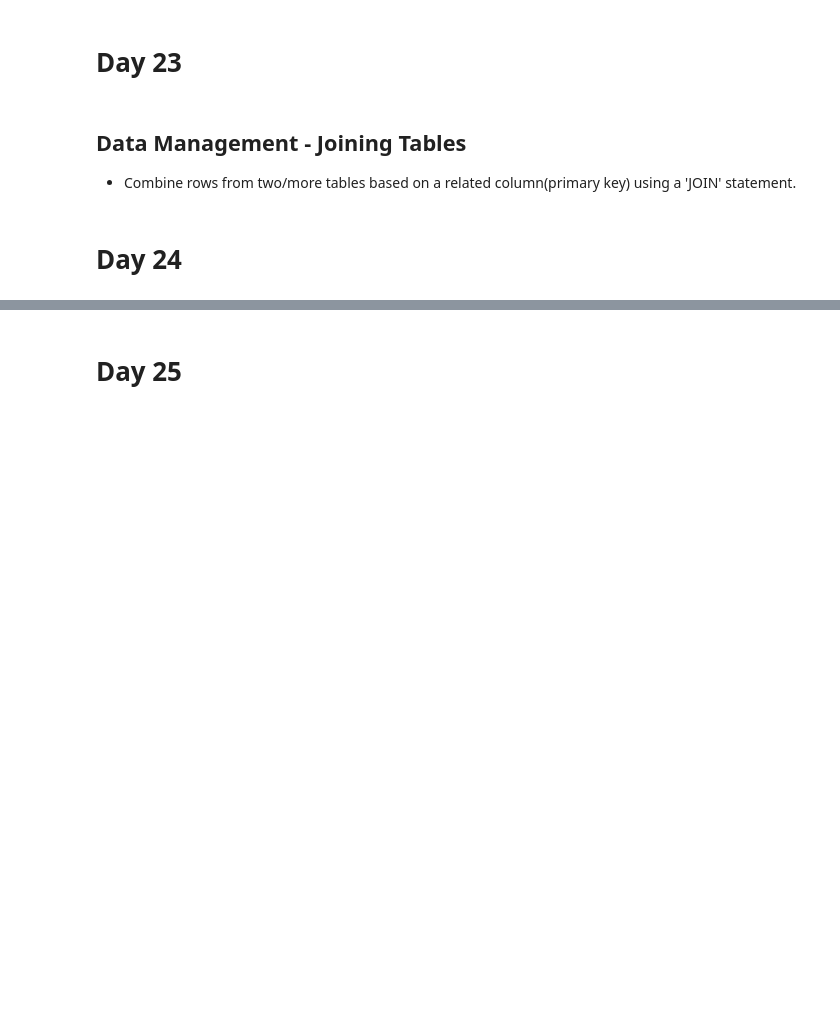
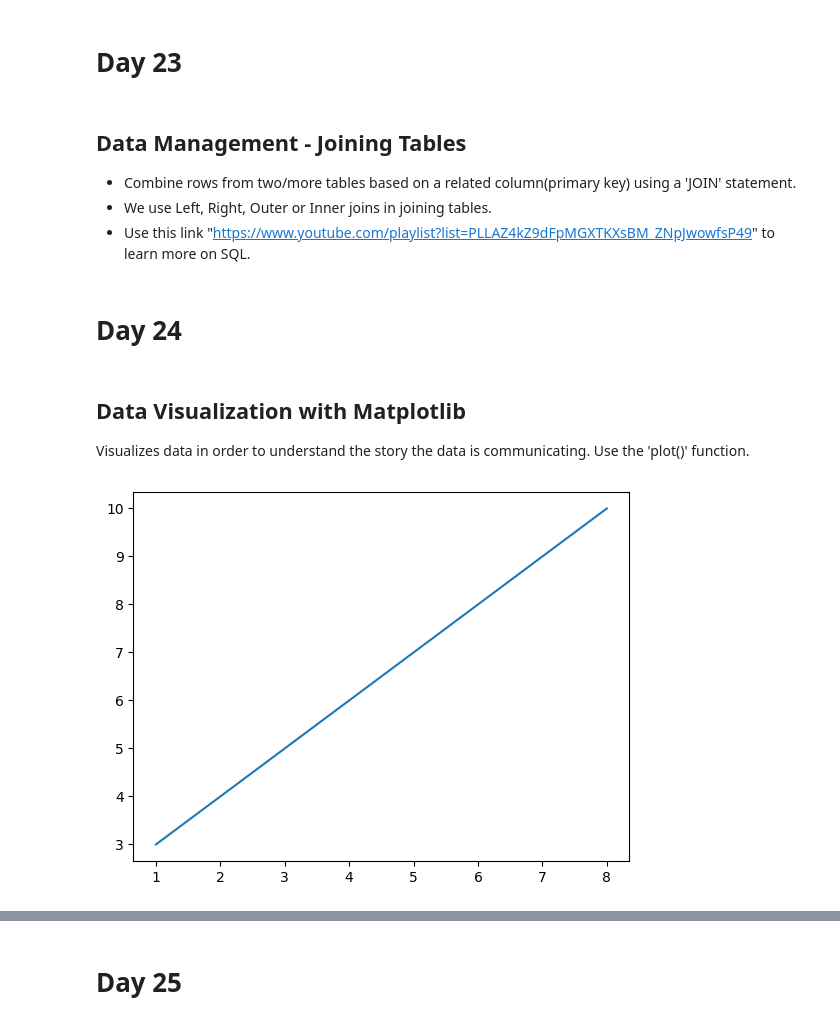
Before and after one commit to SamsonKamunyu/Machine-Learning-Challenge, a Jupyter notebook: Untitled.ipynb, the cells around one changed output, grey strips where cells are left out. Saved outputs shown, nothing was run; the diff lists cells and outputs as text; code cells hidden in the pictures; blank space fills up the shorter version.

Commit message:
Working on Matplotlib Fundamentals

```diff
--- a/Untitled.ipynb
+++ b/Untitled.ipynb
@@ -1415,5 +1415,23 @@ print(mycursor.rowcount, 'record(s) affected')
 # %% [markdown]
 ## Data Management - Joining Tables
 - Combine rows from two/more tables based on a related column(primary key) using a 'JOIN' statement.
+- We use Left, Right, Outer or Inner joins in joining tables.
+- Use this link "https://www.youtube.com/playlist?list=PLLAZ4kZ9dFpMGXTKXsBM_ZNpJwowfsP49" to learn more on SQL.
 # %% [markdown]
 # Day 24
+# %% [markdown]
+## Data Visualization with Matplotlib
+Visualizes data in order to understand the story the data is communicating.
+Use the 'plot()' function.
+# %%
+# Plotting x and y points
+import matplotlib.pyplot as plt
+import numpy as np
+
+xpoints = np.array([1, 8])
+ypoints = np.array([3, 10])
+
+plt.plot(xpoints, ypoints)
+plt.show()
+# %% [output]
+[figure, added]
```
Also changed, not shown: parts of 16 cells of this notebook.
